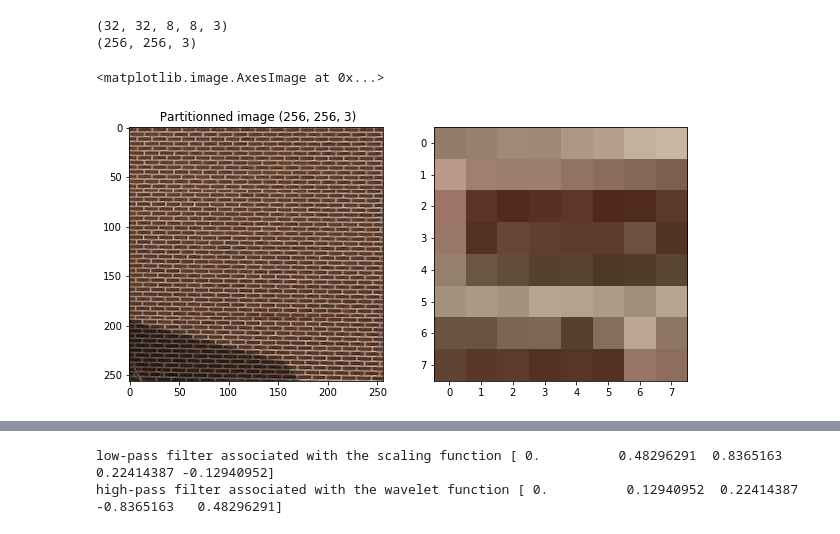
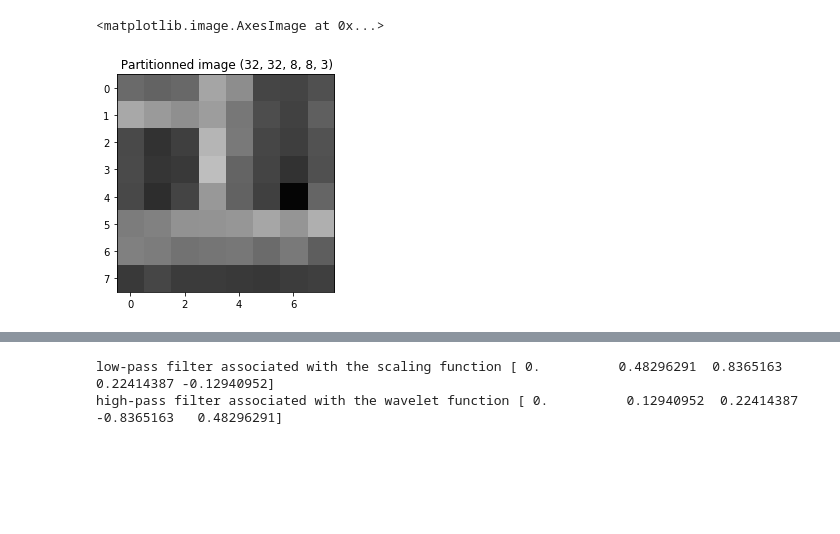
Before and after one commit to Eradan94/JPEG2000, a Jupyter notebook: jpeg2000.ipynb, the cells around one changed output, grey strips where cells are left out. Saved outputs shown, nothing was run; the diff lists cells and outputs as text; code cells hidden in the pictures; blank space fills up the shorter version.

```diff
--- a/jpeg2000.ipynb
+++ b/jpeg2000.ipynb
@@ -12,0 +15,10 @@ Populating the interactive namespace from numpy and matplotlib
+# %%
+import imageio as imio
+image = imio.imread('Moire.jpg')
+n = 0
+image = np.sum(image*[0.21, 0.72 , 0.07], axis=-1) #grayscale
+plt.figure(figsize = (10,10))
+cropped = image[n : n + 256, n : n + 256] #cropping
+plt.title(" Image " + str(np.shape(cropped)))
+plt.gray()
+plt.imshow(cropped)
@@ -13,30 +28,17 @@ Populating the interactive namespace from numpy and matplotlib
 # %%
-import imageio as imio
-image = imio.imread('Moire.jpg')
-n = 120
-plt.figure(figsize = (10,10))
-plt.subplot(1,2,1)
-cropped_rgb = image[n:n+256,n:n + 256]
-plt.title(" Image " + str(np.shape(cropped_rgb)))
-
-plt.imshow(cropped_rgb)
-# Step 1 : divide in 8x8 matrixes
-divided = np.array((cropped_rgb.shape[0] // 8) * [(cropped_rgb.shape[1] // 8) * [np.zeros((8, 8, 3))]])
-print(divided.shape)
-print(cropped_rgb.shape)
-
-for i in range(cropped_rgb.shape[0]):
-    for j in range(cropped_rgb.shape[1]):
-        divided[i//8][j//8][i % 8][j % 8] = cropped_rgb[i][j]
-        # Step 2 : Normalize : cropped[i][j] - 128
-        #print(i//8, j//8, i % 8, j % 8)
-
-plt.title(" Partitionned image " + str(np.shape(cropped_rgb)))
-plt.subplot(1,2,2)
-plt.imshow(divided[7][1].astype('uint8'))
+# Step 1 : divide in 8x8 matrixes (optional)
+def tile_image(cropped) :
+    divided = np.array((cropped.shape[0] // 8) * [(cropped.shape[1] // 8) * [np.zeros((8, 8, 3))]])
+    for i in range(cropped.shape[0]):
+        for j in range(cropped.shape[1]):
+            divided[i//8][j//8][i % 8][j % 8] = cropped[i][j]
+            # Step 2 : Normalize : cropped[i][j] - 128
+            #print(i//8, j//8, i % 8, j % 8)
+    return divided
+tiled = tile_image(cropped)
+plt.title(" Partitionned image " + str(np.shape(tiled)))
+plt.imshow(tiled[5][2].astype('uint8'))
 # %% [output]
-(32, 32, 8, 8, 3)
-(256, 256, 3)
+<matplotlib.image.AxesImage at 0x...>
-<matplotlib.image.AxesImage at 0x...>
-[figure, old version]
+[figure, new version]
 # %%
```
Also changed, not shown: parts of 9 cells of this notebook.
